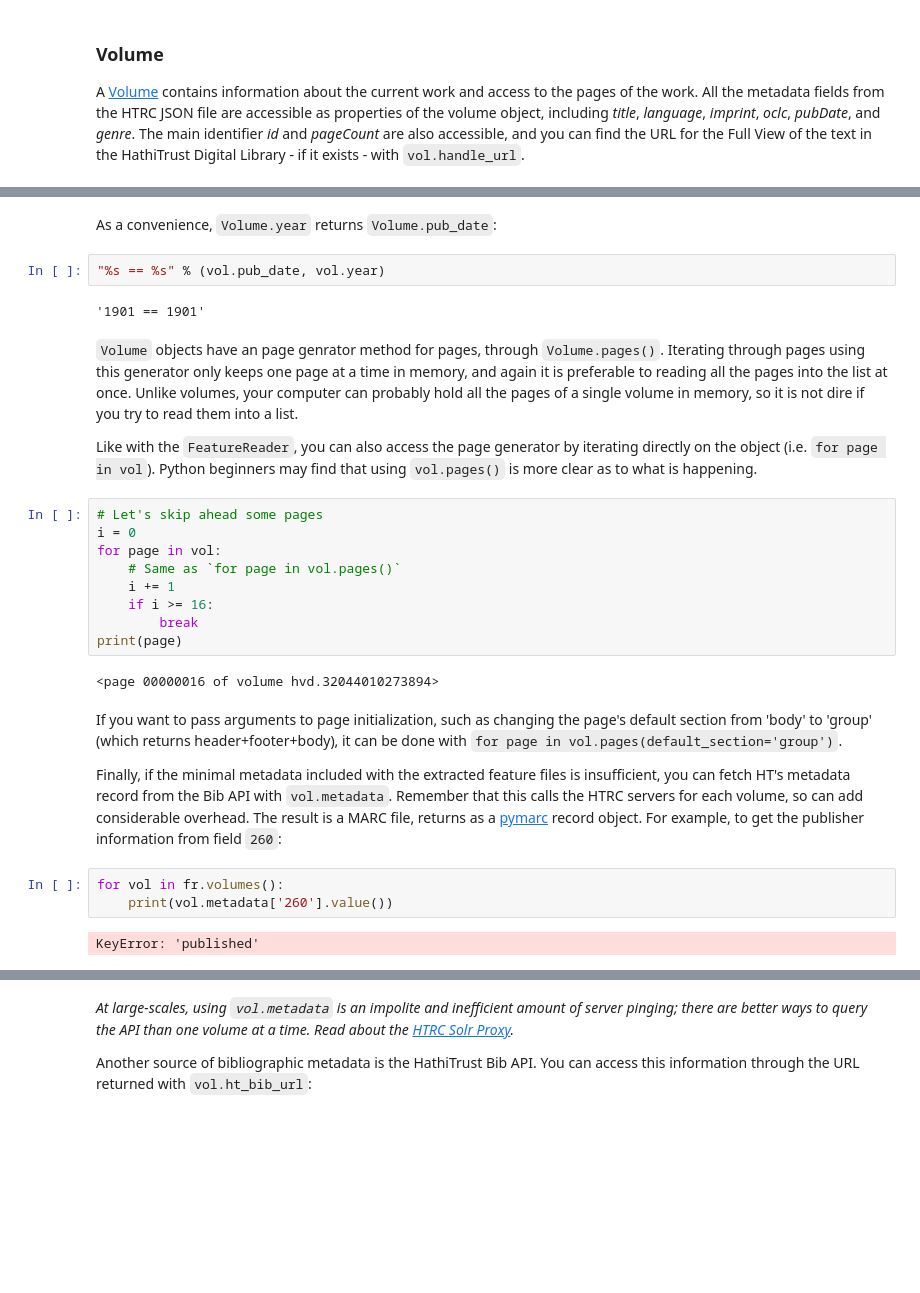
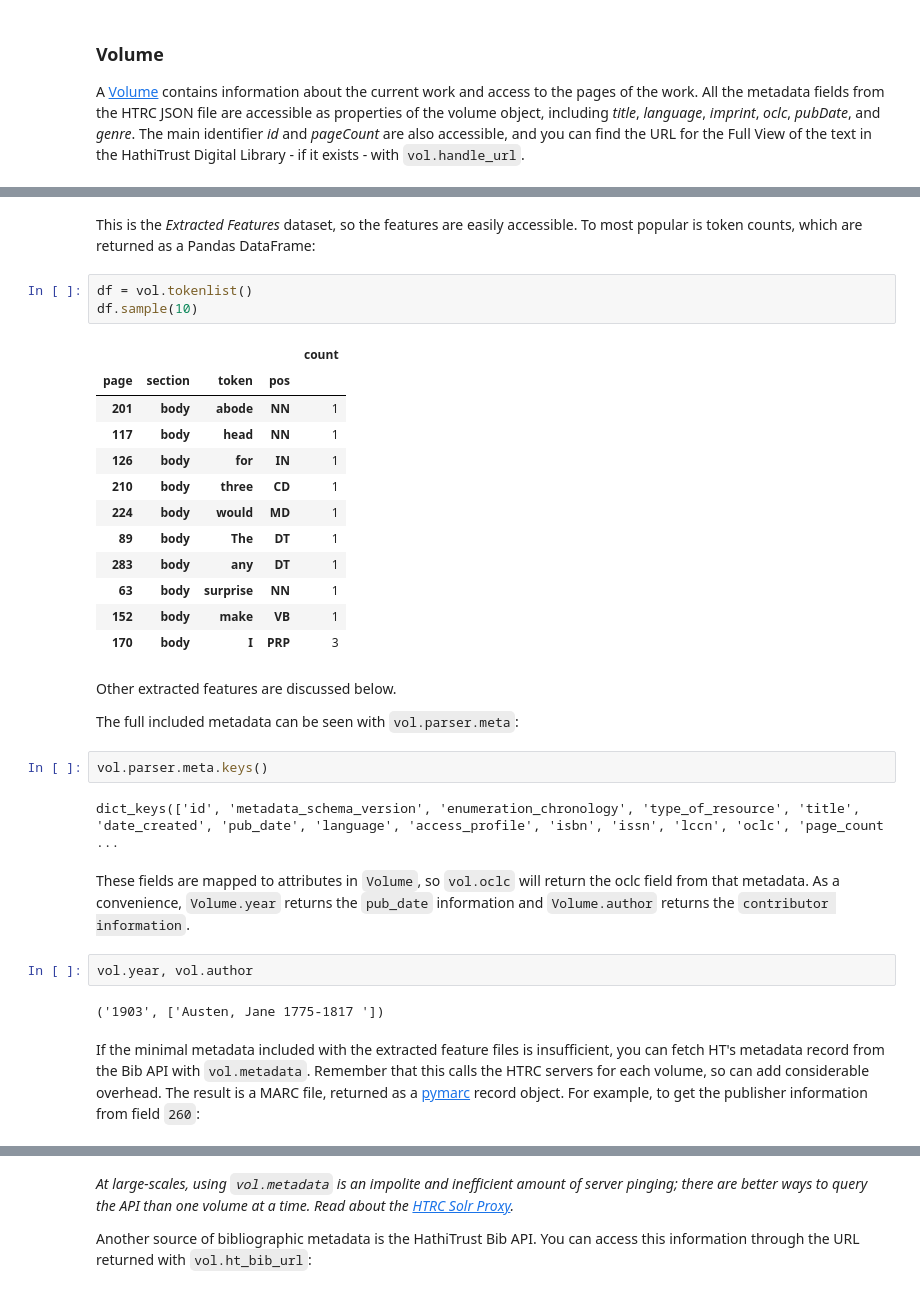
Before and after one commit to htrc/htrc-feature-reader, a Jupyter notebook: README.ipynb, the cells around one changed output, grey strips where cells are left out. Drawn from its saved outputs; the diff is of its cells as text; blank space fills up the shorter version.

```diff
--- a/README.ipynb
+++ b/README.ipynb
@@ -113,31 +85,35 @@ A [Volume](http://htrc.github.io/htrc-feature-reader/htrc_features/feature_reade
-# %% [markdown]
-As a convenience, `Volume.year` returns `Volume.pub_date`:
-# %%
-"%s == %s" % (vol.pub_date, vol.year)
-# %% [output]
-'1901 == 1901'
-# %% [markdown]
-`Volume` objects have an page genrator method for pages, through `Volume.pages()`. Iterating through pages using this generator only keeps one page at a time in memory, and again it is preferable to reading all the pages into the list at once. Unlike volumes, your computer can probably hold all the pages of a single volume in memory, so it is not dire if you try to read them into a list.
-
-Like with the `FeatureReader`, you can also access the page generator by iterating directly on the object (i.e. `for page in vol`). Python beginners may find that using `vol.pages()` is more clear as to what is happening.
-# %%
-# Let's skip ahead some pages
-i = 0
-for page in vol:
-    # Same as `for page in vol.pages()`
-    i += 1
-    if i >= 16:
-        break
-print(page)
-# %% [output]
-<page 00000016 of volume hvd.32044010273894>
+# %% [markdown]
+This is the *Extracted Features* dataset, so the features are easily accessible. To most popular is token counts, which are returned as a Pandas DataFrame:
+# %%
+df = vol.tokenlist()
+df.sample(10)
+# %% [output]
+|  |  |  |  | count |
+| page | section | token | pos |  |
+| 201 | body | abode | NN | 1 |
+| 117 | body | head | NN | 1 |
+| 126 | body | for | IN | 1 |
+| 210 | body | three | CD | 1 |
+| 224 | body | would | MD | 1 |
+| 89 | body | The | DT | 1 |
+| 283 | body | any | DT | 1 |
+| 63 | body | surprise | NN | 1 |
+| 152 | body | make | VB | 1 |
+| 170 | body | I | PRP | 3 |
+# %% [markdown]
+Other extracted features are discussed below.
+
+The full included metadata can be seen with `vol.parser.meta`:
+# %%
+vol.parser.meta.keys()
+# %% [output]
+dict_keys(['id', 'metadata_schema_version', 'enumeration_chronology', 'type_of_resource', 'title', 'date_created', 'pub_date', 'language', 'access_profile', 'isbn', 'issn', 'lccn', 'oclc', 'page_count ...
+# %% [markdown]
+These fields are mapped to attributes in `Volume`, so `vol.oclc` will return the oclc field from that metadata. As a convenience, `Volume.year` returns the `pub_date` information and `Volume.author` returns the `contributor information`.
+# %%
+vol.year, vol.author
+# %% [output]
+('1903', ['Austen, Jane 1775-1817 '])
 # %% [markdown]
-If you want to pass arguments to page initialization, such as changing the page's default section from 'body' to 'group' (which returns header+footer+body), it can be done with `for page in vol.pages(default_section='group')`.
-
-Finally, if the minimal metadata included with the extracted feature files is insufficient, you can fetch HT's metadata record from the Bib API with `vol.metadata`.
-Remember that this calls the HTRC servers for each volume, so can add considerable overhead. The result is a MARC file, returns as a [pymarc](https://github.com/edsu/pymarc) record object. For example, to get the publisher information from field `260`:
+If the minimal metadata included with the extracted feature files is insufficient, you can fetch HT's metadata record from the Bib API with `vol.metadata`.
+Remember that this calls the HTRC servers for each volume, so can add considerable overhead. The result is a MARC file, returned as a [pymarc](https://github.com/edsu/pymarc) record object. For example, to get the publisher information from field `260`:
-# %%
-for vol in fr.volumes():
-    print(vol.metadata['260'].value())
-# %% [output]
-KeyError: 'published'
```
Also changed, not shown: parts of 52 cells of this notebook, 1 other file.
